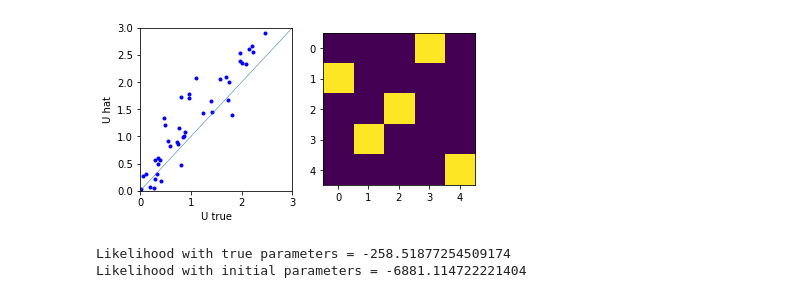
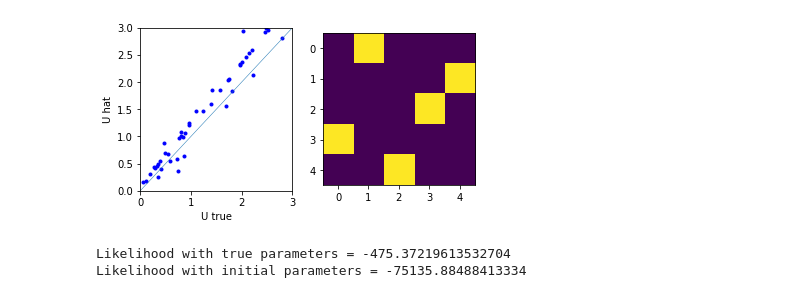
Before and after one commit to XaqLab/InferringInference, a Jupyter notebook: notebooks/InferTAPbrain_torch-demo.ipynb, the cells around one changed output. Cells and saved outputs as stored; diff of their text form; code cells hidden in the pictures.

Commit message:
Minor changes to PF torch and the notebooks. InferTAPbrain-torchdemo will serve as a referece.

```diff
--- a/notebooks/InferTAPbrain_torch-demo.ipynb
+++ b/notebooks/InferTAPbrain_torch-demo.ipynb
@@ -26,11 +26,13 @@ Generate TAP brain measurements
 # np.random.seed(noise_seed)
 # torch.manual_seed(noise_seed)
 
+params['gain_y'] = 25/np.sqrt(Ns)
+
 T_clip = 20
-B, T   = 100, 50
+B, T   = 200, 50
 y, x, r_brain = generatedata(tapbrain, theta, params, use_cuda, B, T, T_clip)
 
 # Add independent noise to neural activity
 q_process = 1e-6
-q_obs     = 0.1
+q_obs     = 0.01
 r_brain   = r_brain + np.sqrt(q_obs)*np.random.randn(r_brain.shape[0], T, B)
@@ -56,41 +40,40 @@ r_brain   = r_brain + np.sqrt(q_obs)*np.random.randn(r_brain.shape[0], T, B)
 """
 Use ICA to get initial estimate of the embedding
 """
-# filter measurements before applying ICA
-smoothing_filter = signal.hamming(7,sym=True)
-smoothing_filter = smoothing_filter/sum(smoothing_filter)
-r = signal.filtfilt(smoothing_filter,1,r_brain,axis=1)
+# # filter measurements before applying ICA
+# smoothing_filter = signal.hamming(5,sym=True)
+# smoothing_filter = smoothing_filter/sum(smoothing_filter)
+# r = signal.filtfilt(smoothing_filter,1,r_brain,axis=1)
+# U_hat = UhatICA(np.reshape(r,[Nr,T*B],order='F').T, Ns)[0]
+# del r
 
-U_hat = UhatICA(np.reshape(r,[Nr,T*B],order='F').T, Ns)[0]
-del r
-
-# U_hat = UhatICA(np.reshape(r_brain,[Nr,T*B],order='F').T, Ns)[0]
+U_hat = UhatICA(np.reshape(r_brain,[Nr,T*B],order='F').T, Ns)[0]
 
 # Estimate the permutation matrix P (need this to resolve permutation ambiguity of ICA)
 PermMat = EstimatePermutation_ICA(U,U_hat)
 
 # Plot estimate of embedding and permutation matrix
 fig, ax = plt.subplots(1,2,figsize=(6,3))
 ax[0].plot(U.flatten(),np.dot(U_hat,PermMat).flatten(),'b.')
 umax = np.ceil(np.max(np.abs(U)))
 ax[0].plot([0,umax],[0,umax],Linewidth=0.5)
 ax[0].axis([0,umax,0,umax])
 ax[0].set(xlabel='U true', ylabel='U hat')
 ax[1].imshow(PermMat)
 plt.show()
 
 
 """
 Initialize the rest of the parameters
 """
 G_hat    = np.zeros([18])
 J_hat    = Create_J(Ns, params['sparsity_J'], params['Jtype'], params['self_coupling_on'])
 V_hat    = np.linalg.svd(np.random.randn(Ns,Ny), full_matrices=False)[2]
 
 G_init   = np.copy(G_hat)
 J_init   = np.copy(J_hat)
 U_init   = np.copy(U_hat)
 V_init   = np.copy(V_hat)
 PermMat_init = np.copy(PermMat)
 # %% [output]
-[figure, old version]
+[figure, new version]
@@ -137,7 +146,7 @@ Run PF with true values of parameters
 Np = 100 # No. of particles to use
 
 with torch.no_grad():
-    LL_tp, x_tp, P_tp, W_tp = particlefilter_torch(G, J, U, V, lam, r_brain, y, Q_process, Q_obs, Np)
+    LL_tp, x_tp, P_tp, W_tp = particlefilter_torch(G, J, U, V, lam, r_brain, y, P_process, P_obs, Np)
 
 r_tp = torch.matmul(U,x_tp[...,1:])
 
@@ -145,7 +154,7 @@ r_tp = torch.matmul(U,x_tp[...,1:])
 Run PF with initial values of parameters
 """
 with torch.no_grad():
-    LL_hat, x_hat, P_hat, W_hat = particlefilter_torch(G_hat, J_hat, U_hat, V_hat, lam, r_brain, y, Q_process, Q_obs, Np)
+    LL_hat, x_hat, P_hat, W_hat = particlefilter_torch(G_hat, J_hat, U_hat, V_hat, lam, r_brain, y, P_process, P_obs, Np)
 
 print('Likelihood with true parameters =', LL_tp.mean().data.numpy())
 print('Likelihood with initial parameters =', LL_hat.mean().data.numpy())
@@ -153,8 +162,8 @@ print('Likelihood with initial parameters =', LL_hat.mean().data.numpy())
 x_init = x_hat*1.0
 r_init = torch.matmul(U_hat,x_hat[...,1:])
 # %% [output]
-Likelihood with true parameters = -258.51877254509174
-Likelihood with initial parameters = -6881.114722221404
+Likelihood with true parameters = -475.37219613532704
+Likelihood with initial parameters = -75135.88488413334
 # %%
 """
 Plot comparison of latent states decoded by the PF using initial value of parameters vs. ground truth
```
Also changed, not shown: parts of 11 cells of this notebook, 5 other files.
